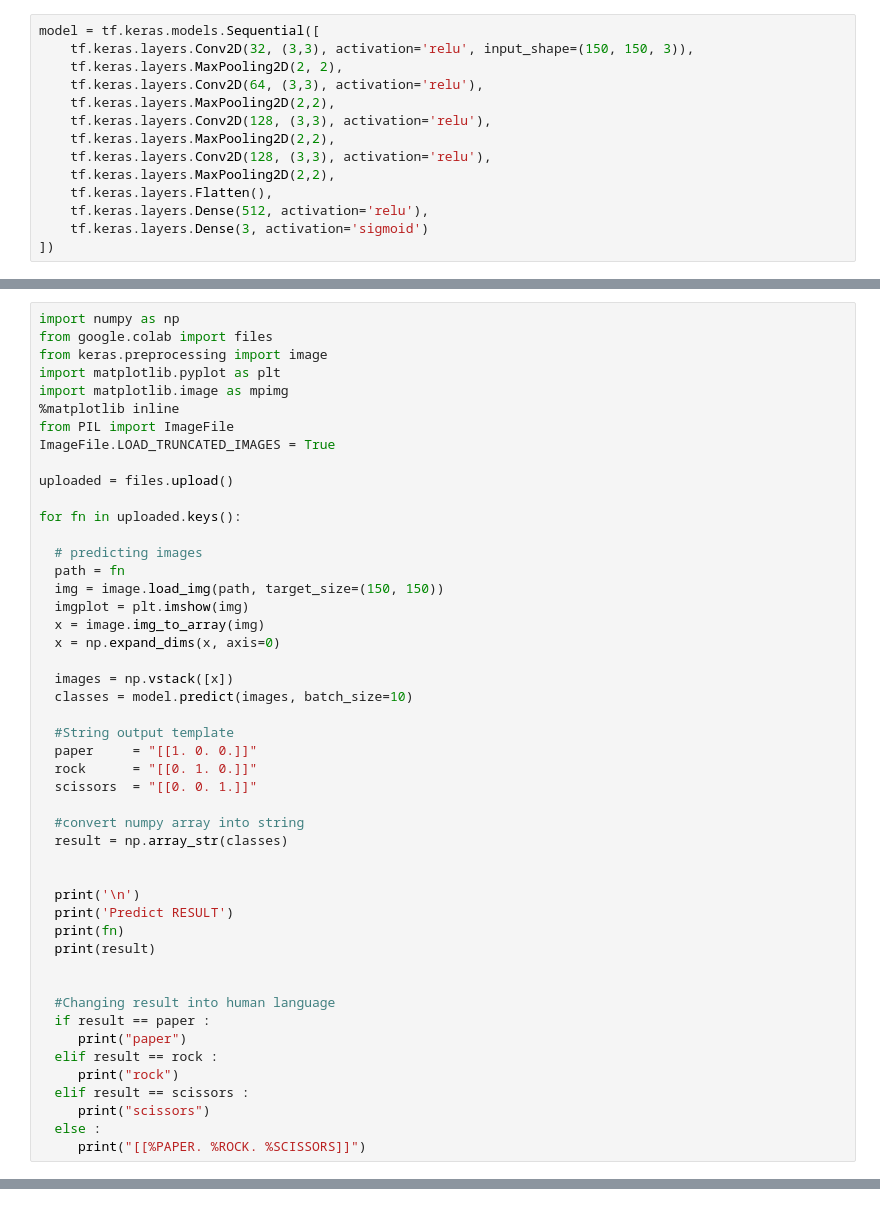
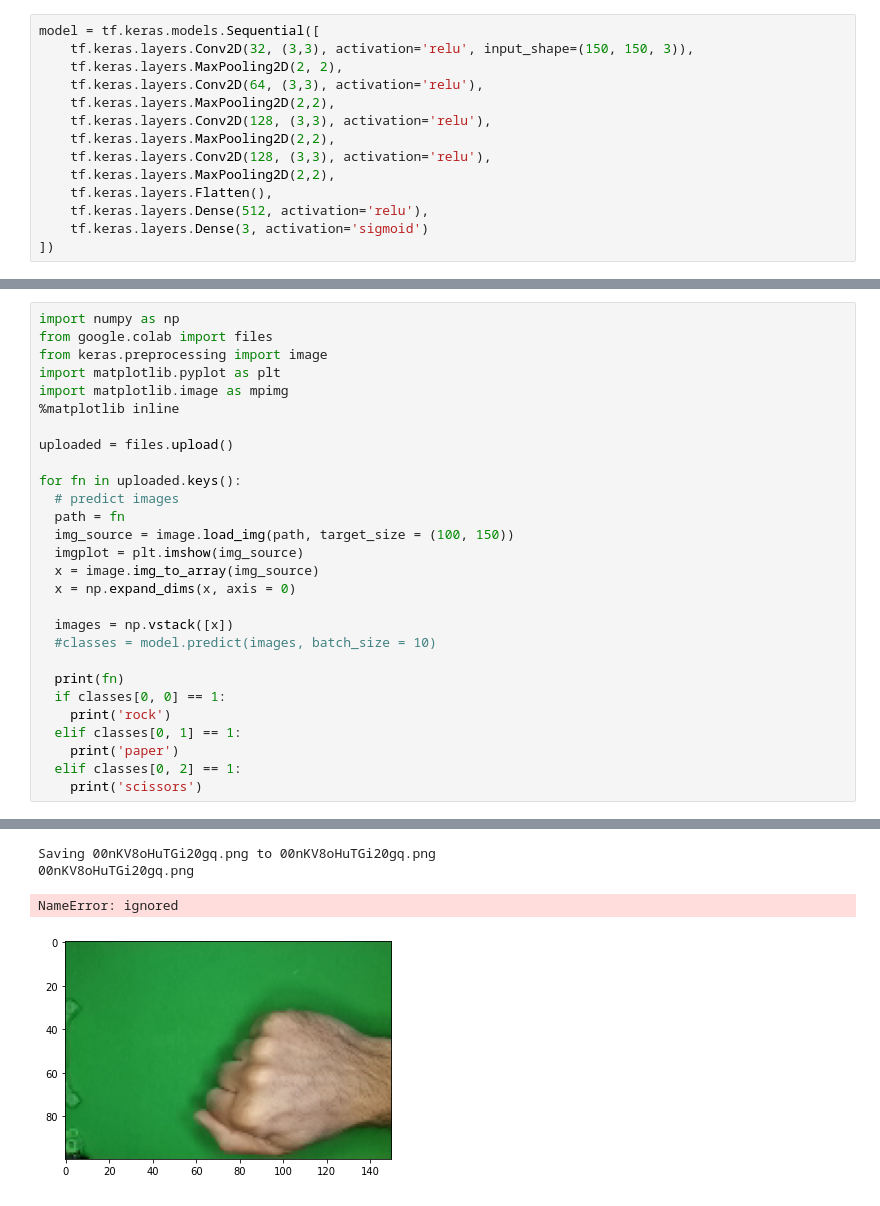
Before and after one commit to XieSandi/DicodingMLCourse-Exercise, a Jupyter notebook: rock_paper_scissors.ipynb, the cells around one changed output, grey strips where cells are left out. Drawn from its saved outputs; the diff is of its cells as text.

```diff
--- a/rock_paper_scissors.ipynb
+++ b/rock_paper_scissors.ipynb
@@ -126,44 +171,25 @@ from keras.preprocessing import image
 import matplotlib.pyplot as plt
 import matplotlib.image as mpimg
 %matplotlib inline
-from PIL import ImageFile
-ImageFile.LOAD_TRUNCATED_IMAGES = True
 
 uploaded = files.upload()
 
 for fn in uploaded.keys():
-
-  # predicting images
+  # predict images
   path = fn
-  img = image.load_img(path, target_size=(150, 150))
-  imgplot = plt.imshow(img)
-  x = image.img_to_array(img)
-  x = np.expand_dims(x, axis=0)
+  img_source = image.load_img(path, target_size = (100, 150))
+  imgplot = plt.imshow(img_source)
+  x = image.img_to_array(img_source)
+  x = np.expand_dims(x, axis = 0)
 
   images = np.vstack([x])
-  classes = model.predict(images, batch_size=10)
+  #classes = model.predict(images, batch_size = 10)
 
-  #String output template
-  paper     = "[[1. 0. 0.]]"
-  rock      = "[[0. 1. 0.]]"
-  scissors  = "[[0. 0. 1.]]"
-
-  #convert numpy array into string
-  result = np.array_str(classes)
-
-
-  print('\n')
-  print('Predict RESULT')
   print(fn)
-  print(result)
-
-
-  #Changing result into human language
-  if result == paper :
-     print("paper")
-  elif result == rock :
-     print("rock")
-  elif result == scissors :
-     print("scissors")
-  else :
-     print("[[%PAPER. %ROCK. %SCISSORS]]")
+  if classes[0, 0] == 1:
+    print('rock')
+  elif classes[0, 1] == 1:
+    print('paper')
+  elif classes[0, 2] == 1:
+    print('scissors')
+# %% [output]
@@ -169,0 +197,4 @@ for fn in uploaded.keys():
+Saving 00nKV8oHuTGi20gq.png to 00nKV8oHuTGi20gq.png
+00nKV8oHuTGi20gq.png
+NameError: ignored
+[figure, added]
```
Also changed, not shown: parts of 6 cells of this notebook.
